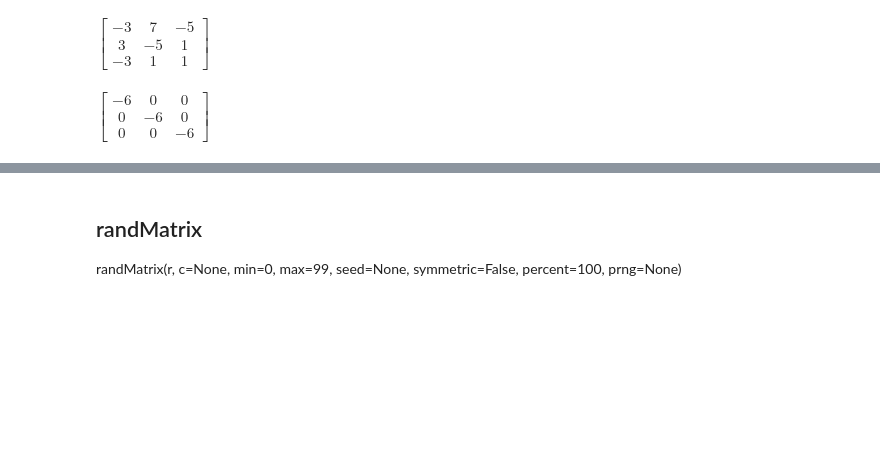
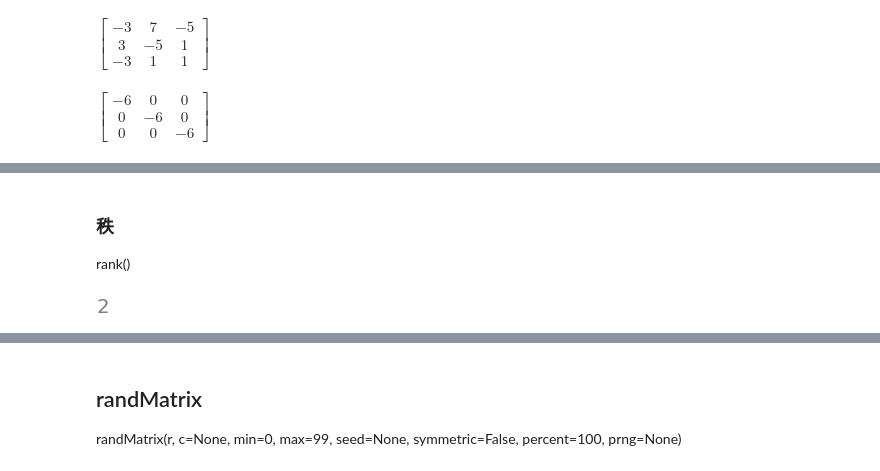
Before and after one commit to zidanewenqsh/mynotebook_01, a Jupyter notebook: sympy_demo.ipynb, the cells around one changed output, grey strips where cells are left out. Saved outputs shown, nothing was run; the diff lists cells and outputs as text; code cells hidden in the pictures; blank space fills up the shorter version.

```diff
--- a/sympy_demo.ipynb
+++ b/sympy_demo.ipynb
@@ -3179,0 +3322,8 @@ $\displaystyle \left[\begin{matrix}-6 & 0 & 0\\0 & -6 & 0\\0 & 0 & -6\end{matrix
+# %% [markdown]
+### 秩
+rank()
+# %%
+A1 = Matrix([[2,3],[5,4]])
+A1.rank()
+# %% [output]
+[figure, added]
```
Also changed, not shown: parts of 65 cells of this notebook, 10 other files.
